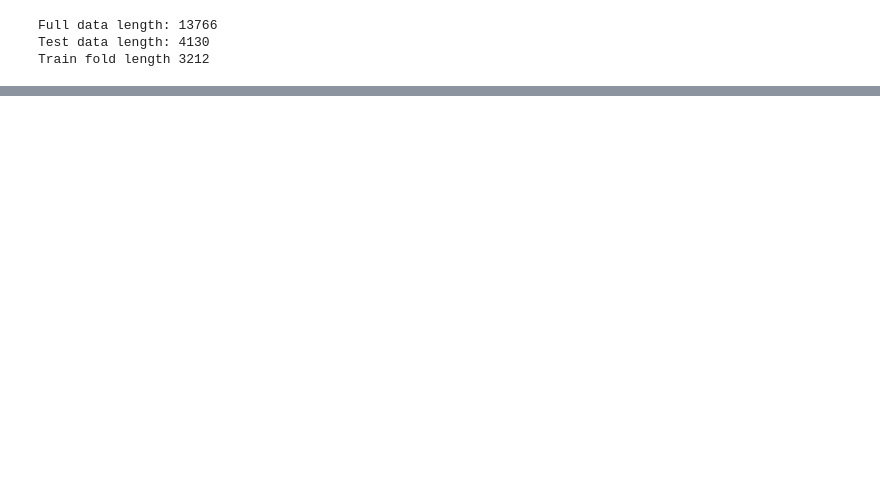
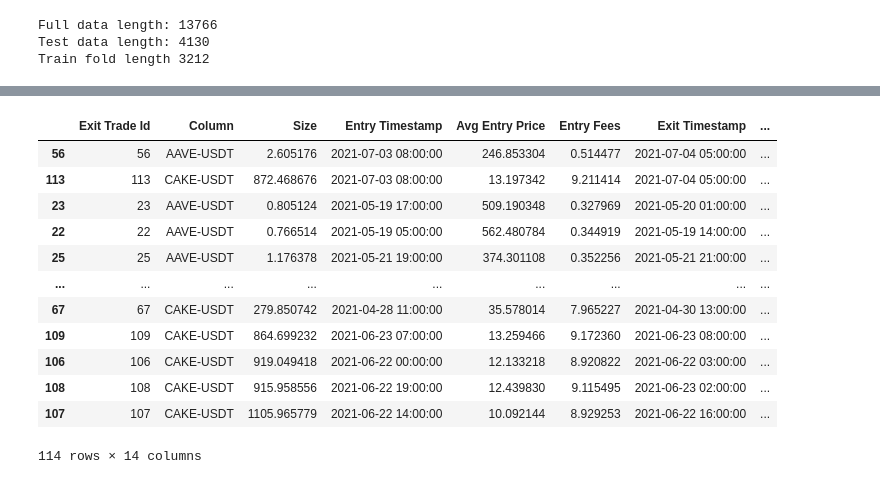
Before and after one commit to jaythequant/VBToptimizers, a Jupyter notebook: GA1review.ipynb, the cells around one changed output, grey strips where cells are left out. Cells and saved outputs as stored; diff of their text form; code cells hidden in the pictures; blank space fills up the shorter version.

```diff
--- a/GA1review.ipynb
+++ b/GA1review.ipynb
@@ -120,0 +145,16 @@ res.PnL.plot(kind="bar", figsize=(16,6))
+# %%
+pf.trades.records_readable.sort_values('Exit Fees')
+# %% [output]
+|  | Exit Trade Id | Column | Size | Entry Timestamp | Avg Entry Price | Entry Fees | Exit Timestamp | ... |
+| 56 | 56 | AAVE-USDT | 2.605176 | 2021-07-03 08:00:00 | 246.853304 | 0.514477 | 2021-07-04 05:00:00 | ... |
+| 113 | 113 | CAKE-USDT | 872.468676 | 2021-07-03 08:00:00 | 13.197342 | 9.211414 | 2021-07-04 05:00:00 | ... |
+| 23 | 23 | AAVE-USDT | 0.805124 | 2021-05-19 17:00:00 | 509.190348 | 0.327969 | 2021-05-20 01:00:00 | ... |
+| 22 | 22 | AAVE-USDT | 0.766514 | 2021-05-19 05:00:00 | 562.480784 | 0.344919 | 2021-05-19 14:00:00 | ... |
+| 25 | 25 | AAVE-USDT | 1.176378 | 2021-05-21 19:00:00 | 374.301108 | 0.352256 | 2021-05-21 21:00:00 | ... |
+| ... | ... | ... | ... | ... | ... | ... | ... | ... |
+| 67 | 67 | CAKE-USDT | 279.850742 | 2021-04-28 11:00:00 | 35.578014 | 7.965227 | 2021-04-30 13:00:00 | ... |
+| 109 | 109 | CAKE-USDT | 864.699232 | 2021-06-23 07:00:00 | 13.259466 | 9.172360 | 2021-06-23 08:00:00 | ... |
+| 106 | 106 | CAKE-USDT | 919.049418 | 2021-06-22 00:00:00 | 12.133218 | 8.920822 | 2021-06-22 03:00:00 | ... |
+| 108 | 108 | CAKE-USDT | 915.958556 | 2021-06-22 19:00:00 | 12.439830 | 9.115495 | 2021-06-23 02:00:00 | ... |
+| 107 | 107 | CAKE-USDT | 1105.965779 | 2021-06-22 14:00:00 | 10.092144 | 8.929253 | 2021-06-22 16:00:00 | ... |
+114 rows × 14 columns
```
Also changed, not shown: parts of 8 cells of this notebook, 12 other files.
